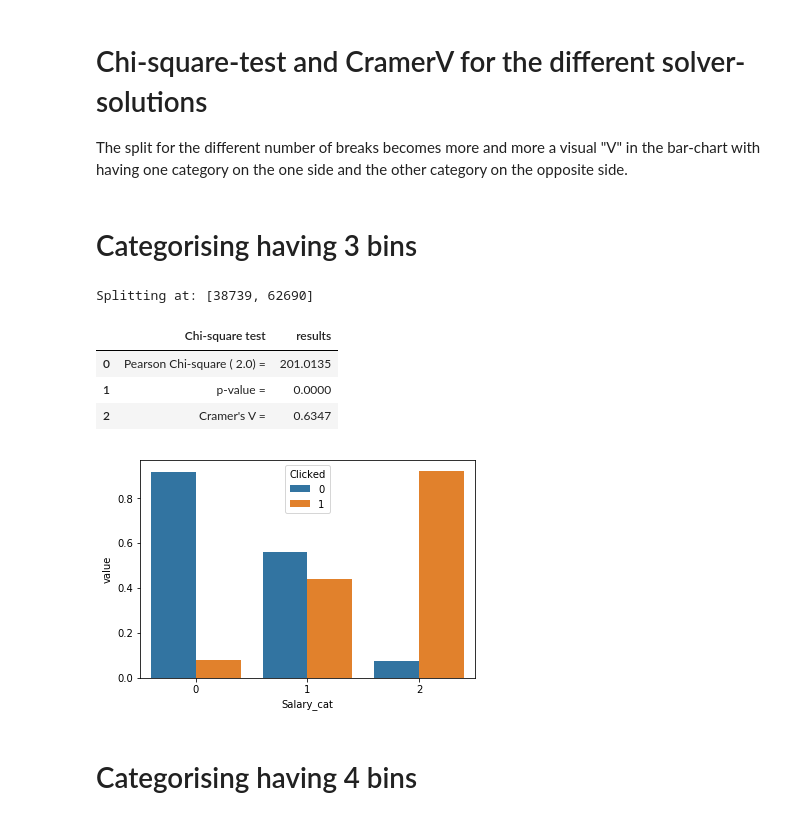
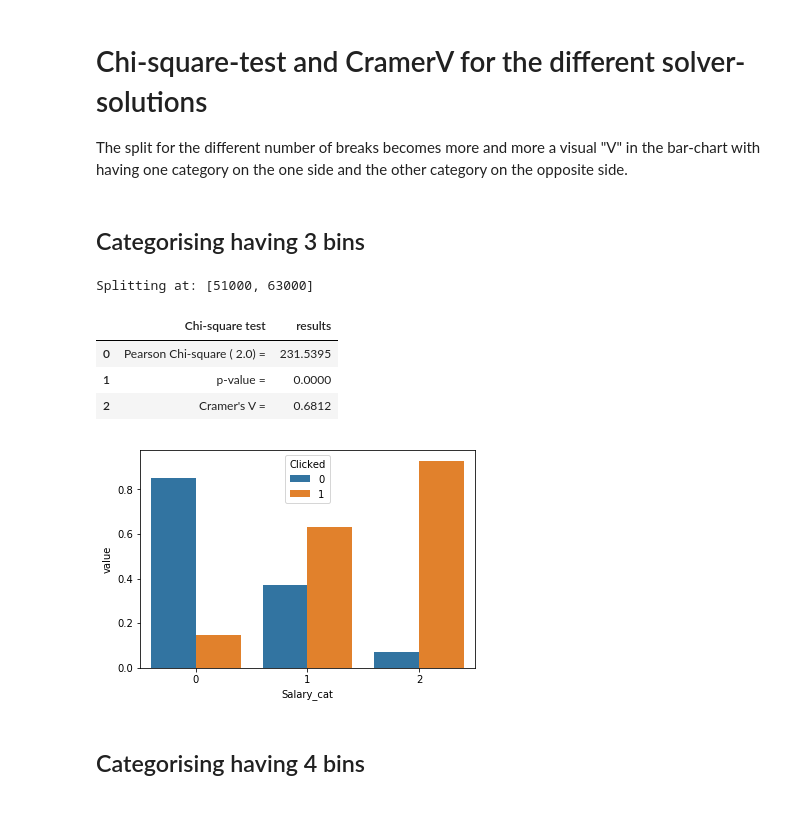
Before and after one commit to Gordi33/Statistical-Analysis, a Jupyter notebook: Categorising-under-maximising-CramerV-using-HyperOpt.ipynb, the cells around one changed output. Cells and saved outputs as stored; diff of their text form; code cells hidden in the pictures.

```diff
--- a/Categorising-under-maximising-CramerV-using-HyperOpt.ipynb
+++ b/Categorising-under-maximising-CramerV-using-HyperOpt.ipynb
@@ -26,17 +41,17 @@ Firstly, define space, a dictionary with the desired splits and their uniform di
 Secondly, define objective-function, which bins the metric variable "salary" according the number of splits.
 Thirdly, apply the solver for the different splits/breaks/bins to find the maximum correlation (CramerV) between the 'Clicked' and previous binned 'Salary_categorized' variable.
 # %%
-# Sets up a dictionary for the binning. Each element defines a split with their distribution.
-# Number of splits plus the range needs to be defined.
-def get_space(p_breaks, p_min, p_max):
+# Set up a dictionary for the binning. Each element defines a split with their distribution.
+# Input: Number of splits, the search range and the steps for search range.
+def get_space(p_breaks, p_min, p_max, p_steps):
     dicts = {}
     keys = range(p_breaks)
     for i in keys:
-        dicts[i] = hp.uniform(str(i), p_min, p_max)
+        dicts[i] = (hp.quniform(str(i), p_min, p_max, p_steps))
     return dicts
 
-# objective-function to MINIMIZE !!! for the solver
-# Salary variable is binned accoring the input space.
+# objective-function -> MIN !
+# Salary variable is binned according the input space (the split values)
 # CramerV value (for Clicked and Salary_categorized) is picked up (negative) to minimize.
 def objectiveX(space):
     temp = df
@@ -60,17 +75,18 @@ breaks                = [2,3,4,5,10,20,50,100]
 for i in breaks:
     print(i, ' Breaking points considered')
 
-    space = get_space(i, df['Salary'].min(), df['Salary'].max())
+    space = get_space(i, 1000, 100000, 1000)
     tpe_trials  = Trials()
     #rand_trials = Trials()
     tpe_trials_conatiner.append(tpe_trials)
 
     tpe_best = fmin(fn=objectiveX,
                     space=space,
-                    algo=tpe_algo,       # rand_algo
-                    trials=tpe_trials,   # rand_trials
+                    algo=tpe_algo,       # rand_algo    --- search algorithms
+                    trials=tpe_trials,   # rand_trials  --- trial DB
                     max_evals=1000,
-                    rstate= np.random.RandomState(50))
+                    #rstate= np.random.RandomState(50)
+                   )
 
     tpe_best_container.append(tpe_best)
 # %% [output]
@@ -98,22 +116,22 @@ The split for the different number of breaks becomes more and more a visual "V"
 # %%
 myAnalyser = Analyser.Analyser()
 # %% [markdown]
-# Categorising having 3 bins
+## Categorising having 3 bins
 # %%
-bins = [int(tpe_best_container[1][str(i)]) for i in range(0, breaks[0])]
+bins = [int(tpe_best_container[0][str(i)]) for i in range(0, breaks[0])]
 bins.sort()
 print("Splitting at:", bins)
 df['Salary_cat'] = np.digitize(df['Salary'], bins)
 myAnalyser.chi_squared_test(df['Clicked'], df['Salary_cat'])[16]
 # %% [output]
-Splitting at: [38739, 62690]
+Splitting at: [51000, 63000]
 |  | Chi-square test | results |
-| 0 | Pearson Chi-square ( 2.0) = | 201.0135 |
+| 0 | Pearson Chi-square ( 2.0) = | 231.5395 |
 | 1 | p-value = | 0.0000 |
-| 2 | Cramer's V = | 0.6347 |
+| 2 | Cramer's V = | 0.6812 |
-[figure, old version]
+[figure, new version]
 # %% [markdown]
-# Categorising having 4 bins
+## Categorising having 4 bins
 # %%
 bins = [int(tpe_best_container[1][str(i)]) for i in range(0, breaks[1])]
 bins.sort()
```
Also changed, not shown: parts of 36 cells of this notebook, 2 other files.
